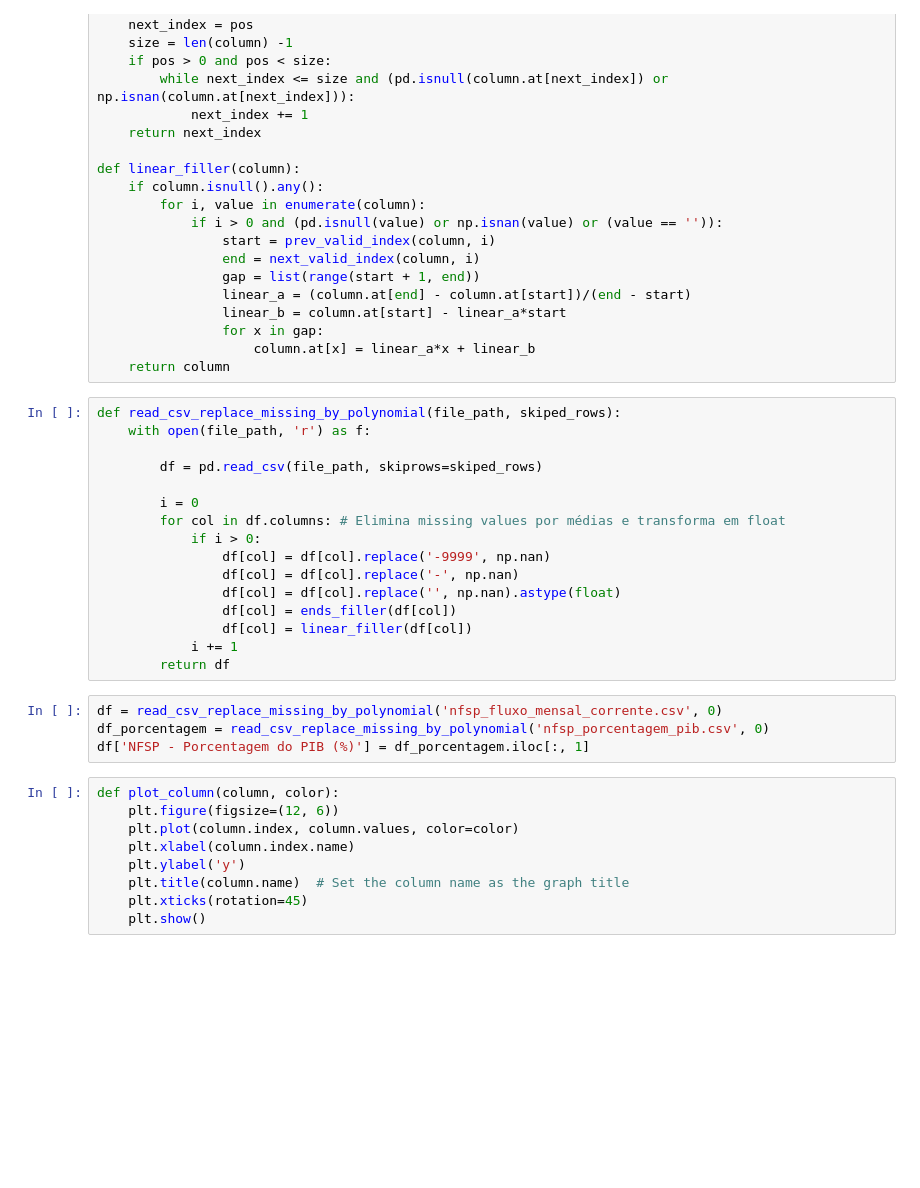
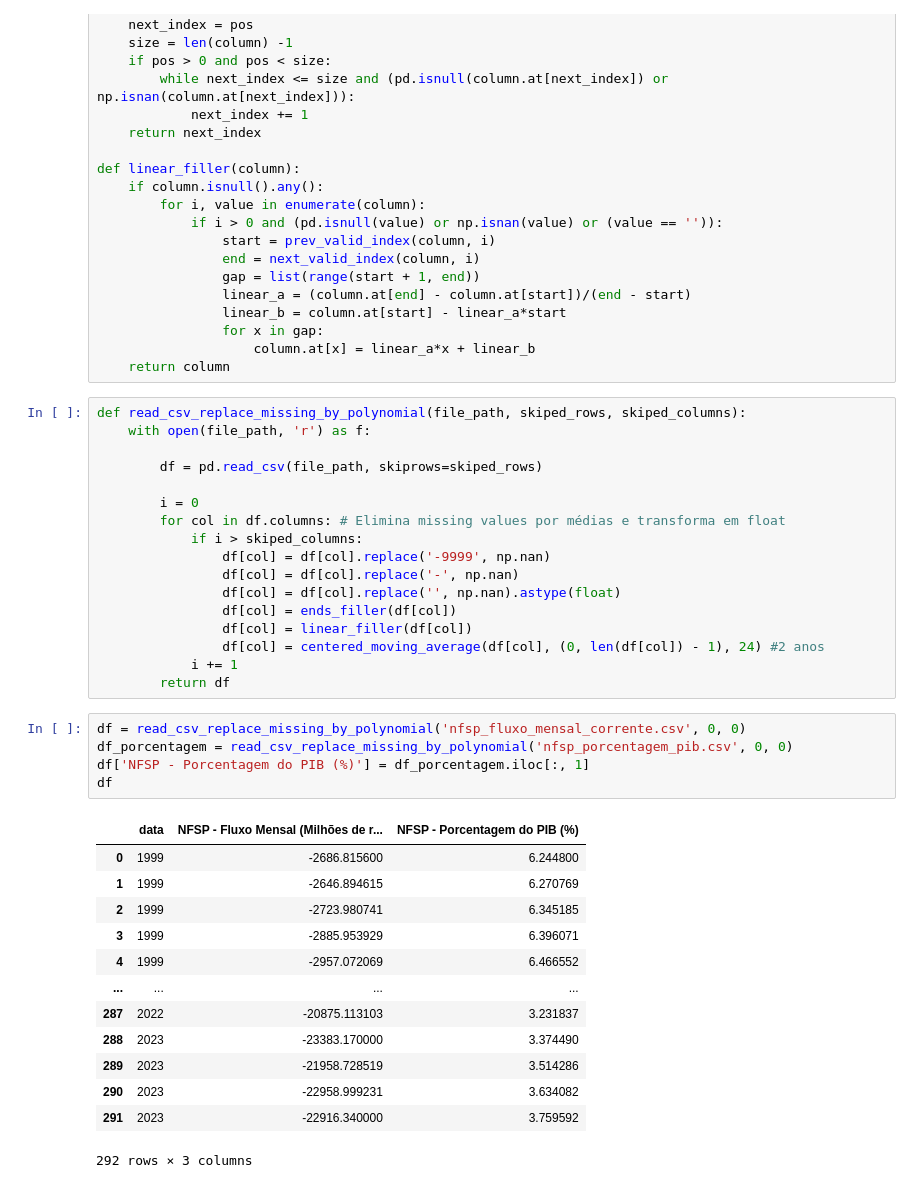
Before and after one commit to Pedro84skynet/TCC-MAC0499, a Jupyter notebook: Dados/Processados em Conjunto/Nacionais/NFSP/nfsp.ipynb, the cells around one changed output. Cells and saved outputs as stored; diff of their text form; blank space fills up the shorter version.

```diff
--- a/Dados/Processados em Conjunto/Nacionais/NFSP/nfsp.ipynb
+++ b/Dados/Processados em Conjunto/Nacionais/NFSP/nfsp.ipynb
@@ -68,31 +105,38 @@ def linear_filler(column):
                     column.at[x] = linear_a*x + linear_b
     return column
 # %%
-def read_csv_replace_missing_by_polynomial(file_path, skiped_rows):
+def read_csv_replace_missing_by_polynomial(file_path, skiped_rows, skiped_columns):
     with open(file_path, 'r') as f:
 
         df = pd.read_csv(file_path, skiprows=skiped_rows)
 
         i = 0
         for col in df.columns: # Elimina missing values por médias e transforma em float
-            if i > 0:
+            if i > skiped_columns:
                 df[col] = df[col].replace('-9999', np.nan)
                 df[col] = df[col].replace('-', np.nan)
                 df[col] = df[col].replace('', np.nan).astype(float)
                 df[col] = ends_filler(df[col])
                 df[col] = linear_filler(df[col])
+                df[col] = centered_moving_average(df[col], (0, len(df[col]) - 1), 24) #2 anos
             i += 1
         return df
 # %%
-df = read_csv_replace_missing_by_polynomial('nfsp_fluxo_mensal_corrente.csv', 0)
-df_porcentagem = read_csv_replace_missing_by_polynomial('nfsp_porcentagem_pib.csv', 0)
+df = read_csv_replace_missing_by_polynomial('nfsp_fluxo_mensal_corrente.csv', 0, 0)
+df_porcentagem = read_csv_replace_missing_by_polynomial('nfsp_porcentagem_pib.csv', 0, 0)
 df['NFSP - Porcentagem do PIB (%)'] = df_porcentagem.iloc[:, 1]
+df
+# %% [output]
+|  | data | NFSP - Fluxo Mensal (Milhões de r... | NFSP - Porcentagem do PIB (%) |
+| 0 | 1999 | -2686.815600 | 6.244800 |
+| 1 | 1999 | -2646.894615 | 6.270769 |
+| 2 | 1999 | -2723.980741 | 6.345185 |
+| 3 | 1999 | -2885.953929 | 6.396071 |
+| 4 | 1999 | -2957.072069 | 6.466552 |
+| ... | ... | ... | ... |
+| 287 | 2022 | -20875.113103 | 3.231837 |
+| 288 | 2023 | -23383.170000 | 3.374490 |
+| 289 | 2023 | -21958.728519 | 3.514286 |
+| 290 | 2023 | -22958.999231 | 3.634082 |
+| 291 | 2023 | -22916.340000 | 3.759592 |
+292 rows × 3 columns
-# %%
-def plot_column(column, color):
-    plt.figure(figsize=(12, 6))
-    plt.plot(column.index, column.values, color=color)
-    plt.xlabel(column.index.name)
-    plt.ylabel('y')
-    plt.title(column.name)  # Set the column name as the graph title
-    plt.xticks(rotation=45)
-    plt.show()
```
Also changed, not shown: parts of 9 cells of this notebook, 43 other files.
